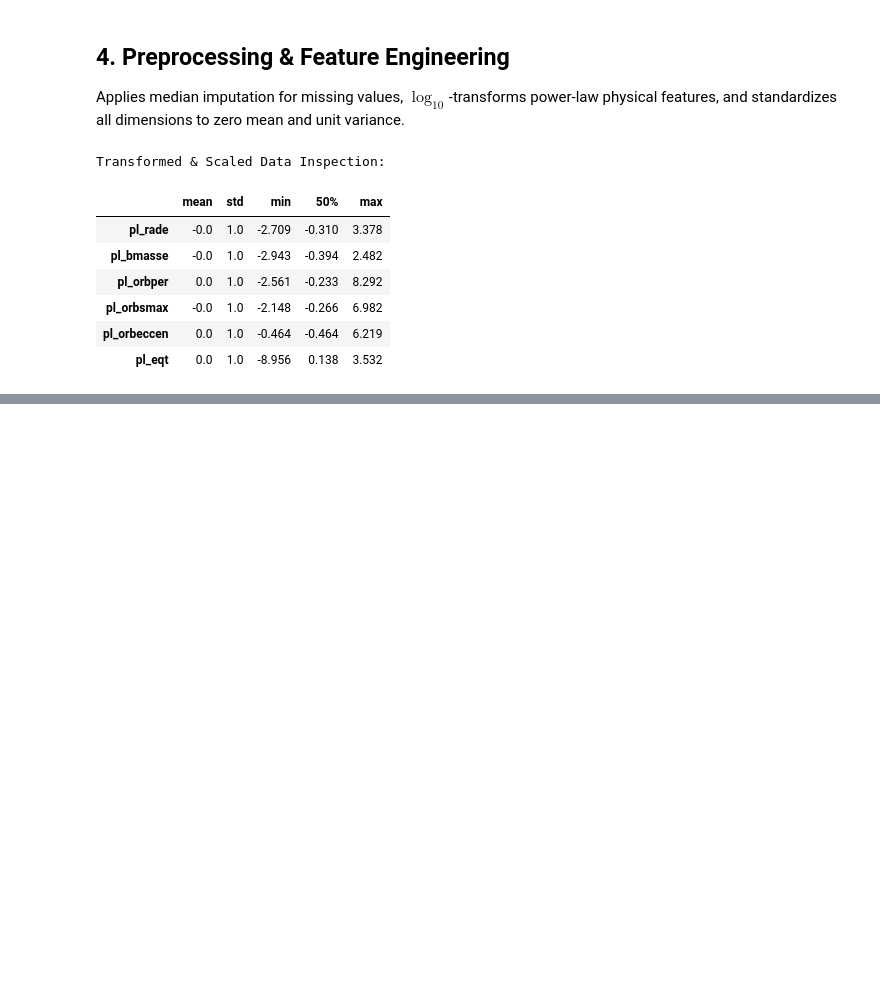
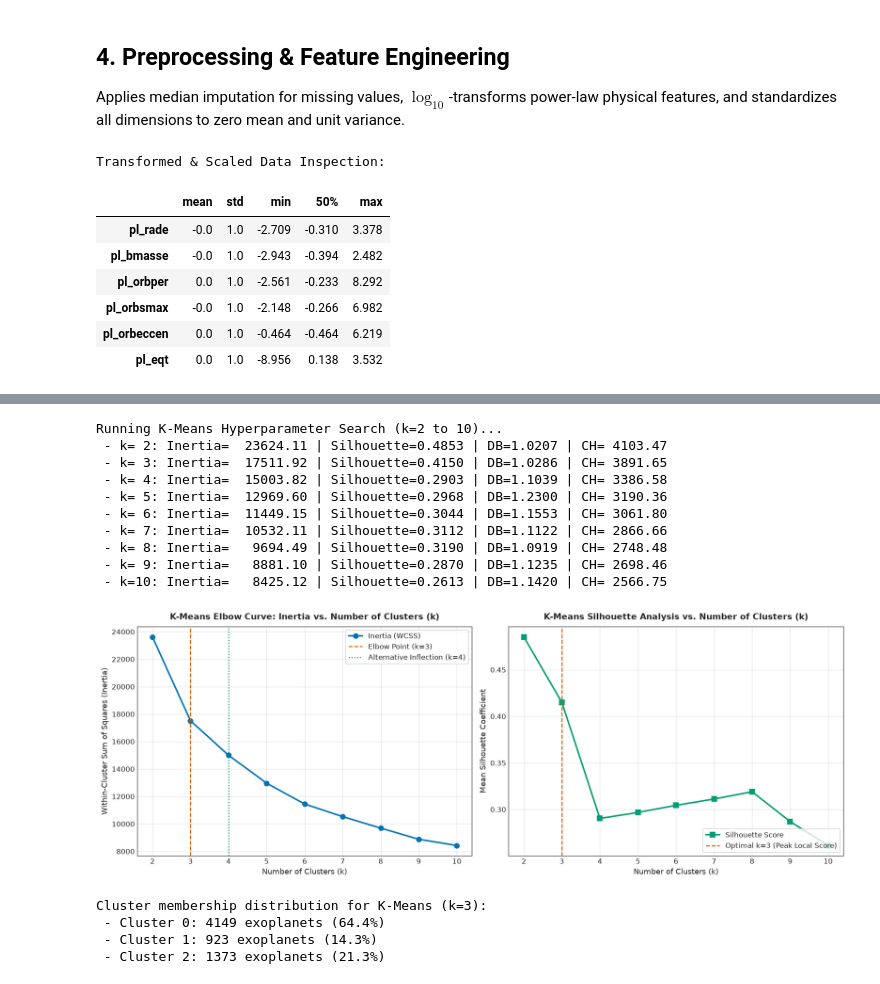
Before and after one commit to DeViKaanil62/ml-capstone, a Jupyter notebook: Clustering.ipynb, the cells around one changed output, grey strips where cells are left out. Cells and saved outputs as stored; diff of their text form; code cells hidden in the pictures; blank space fills up the shorter version.

```diff
--- a/Clustering.ipynb
+++ b/Clustering.ipynb
@@ -273,0 +278,73 @@ Transformed & Scaled Data Inspection:
+# %%
+# Hyperparameter search across k in [2, 10]
+k_range = range(2, 11)
+inertias = []
+silhouette_scores_k = []
+davies_bouldin_scores_k = []
+calinski_harabasz_scores_k = []
+
+print("Running K-Means Hyperparameter Search (k=2 to 10)...")
+for k in k_range:
+    km = KMeans(n_clusters=k, random_state=42, n_init=10)
+    km_labels = km.fit_predict(X_scaled)
+
+    inertias.append(km.inertia_)
+    silhouette_scores_k.append(silhouette_score(X_scaled, km_labels))
+    davies_bouldin_scores_k.append(davies_bouldin_score(X_scaled, km_labels))
+    calinski_harabasz_scores_k.append(calinski_harabasz_score(X_scaled, km_labels))
+    print(f" - k={k:2d}: Inertia={km.inertia_:10.2f} | Silhouette={silhouette_scores_k[-1]:.4f} | DB={davies_bouldin_scores_k[-1]:.4f} | CH={calinski_harabasz_scores_k[-1]:8.2f}")
+
+# Plotting the Elbow Curve and Silhouette Profile
+palette = sns.color_palette('colorblind')
+fig, (ax1, ax2) = plt.subplots(1, 2, figsize=(15, 5.5))
+
+# Subplot 1: Inertia (Elbow Curve)
+ax1.plot(k_range, inertias, marker='o', linewidth=2.2, markersize=7, color=palette[0], label='Inertia (WCSS)')
+ax1.axvline(x=3, color=palette[3], linestyle='--', linewidth=1.5, label='Elbow Point (k=3)')
+ax1.axvline(x=4, color=palette[2], linestyle=':', linewidth=1.5, label='Alternative Inflection (k=4)')
+ax1.set_title("K-Means Elbow Curve: Inertia vs. Number of Clusters (k)", fontsize=12, fontweight='bold', pad=10)
+ax1.set_xlabel("Number of Clusters (k)", fontsize=11)
+ax1.set_ylabel("Within-Cluster Sum of Squares (Inertia)", fontsize=11)
+ax1.set_xticks(k_range)
+ax1.legend(loc='upper right', frameon=True)
+ax1.grid(True, alpha=0.5)
+
+# Subplot 2: Silhouette Score Profile
+ax2.plot(k_range, silhouette_scores_k, marker='s', linewidth=2.2, markersize=7, color=palette[2], label='Silhouette Score')
+ax2.axvline(x=3, color=palette[3], linestyle='--', linewidth=1.5, label='Optimal k=3 (Peak Local Score)')
+ax2.set_title("K-Means Silhouette Analysis vs. Number of Clusters (k)", fontsize=12, fontweight='bold', pad=10)
+ax2.set_xlabel("Number of Clusters (k)", fontsize=11)
+ax2.set_ylabel("Mean Silhouette Coefficient", fontsize=11)
+ax2.set_xticks(k_range)
+ax2.legend(loc='lower right', frameon=True)
+ax2.grid(True, alpha=0.5)
+
+plt.tight_layout()
+plt.show()
+
+# Fit optimal models for comparison: k=3 (primary) and k=4 (alternative)
+kmeans_k3 = KMeans(n_clusters=3, random_state=42, n_init=10).fit(X_scaled)
+labels_km3 = kmeans_k3.labels_
+
+kmeans_k4 = KMeans(n_clusters=4, random_state=42, n_init=10).fit(X_scaled)
+labels_km4 = kmeans_k4.labels_
+
+print("\nCluster membership distribution for K-Means (k=3):")
+for c, count in enumerate(np.bincount(labels_km3)):
+    print(f" - Cluster {c}: {count} exoplanets ({count/len(X_scaled)*100:.1f}%)")
+# %% [output]
+Running K-Means Hyperparameter Search (k=2 to 10)...
+ - k= 2: Inertia=  23624.11 | Silhouette=0.4853 | DB=1.0207 | CH= 4103.47
+ - k= 3: Inertia=  17511.92 | Silhouette=0.4150 | DB=1.0286 | CH= 3891.65
+ - k= 4: Inertia=  15003.82 | Silhouette=0.2903 | DB=1.1039 | CH= 3386.58
+ - k= 5: Inertia=  12969.60 | Silhouette=0.2968 | DB=1.2300 | CH= 3190.36
+ - k= 6: Inertia=  11449.15 | Silhouette=0.3044 | DB=1.1553 | CH= 3061.80
+ - k= 7: Inertia=  10532.11 | Silhouette=0.3112 | DB=1.1122 | CH= 2866.66
+ - k= 8: Inertia=   9694.49 | Silhouette=0.3190 | DB=1.0919 | CH= 2748.48
+ - k= 9: Inertia=   8881.10 | Silhouette=0.2870 | DB=1.1235 | CH= 2698.46
+ - k=10: Inertia=   8425.12 | Silhouette=0.2613 | DB=1.1420 | CH= 2566.75
+[figure, added]
+Cluster membership distribution for K-Means (k=3):
+ - Cluster 0: 4149 exoplanets (64.4%)
+ - Cluster 1: 923 exoplanets (14.3%)
+ - Cluster 2: 1373 exoplanets (21.3%)
```
Also changed, not shown: parts of 1 cell of this notebook.
